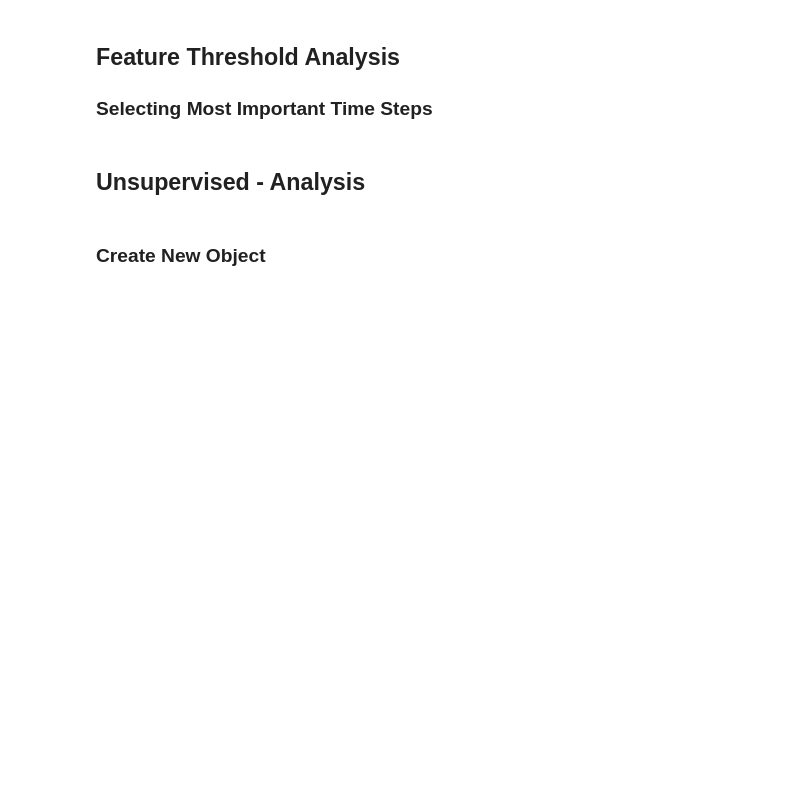
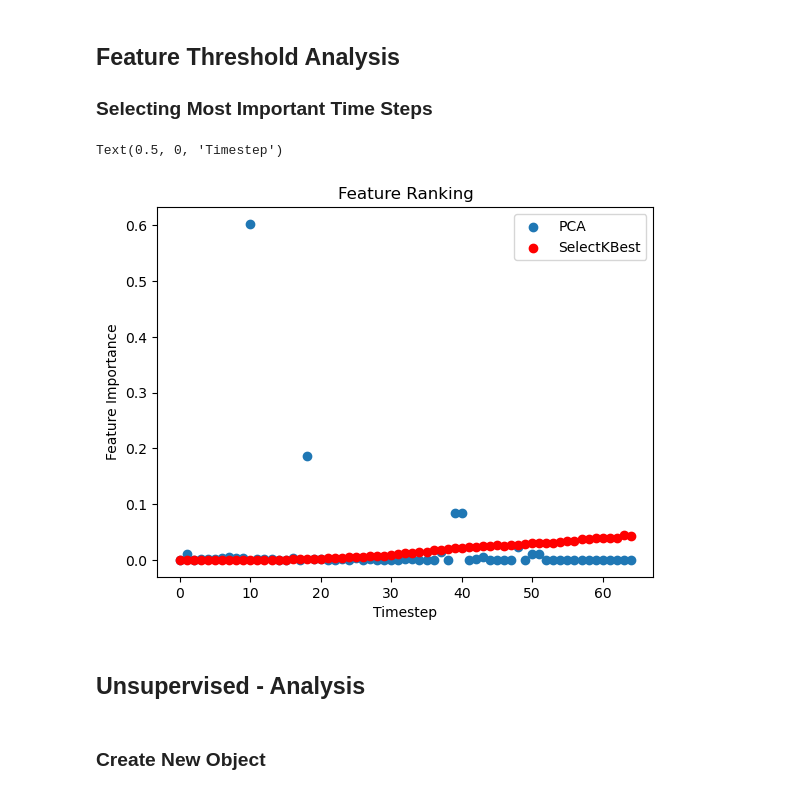
Before and after one commit to HoweyUMN/QuICSeedAI, a Jupyter notebook: CurrentVersion2024/Driver.ipynb, the cells around one changed output. Saved outputs shown, nothing was run; the diff lists cells and outputs as text; code cells hidden in the pictures; blank space fills up the shorter version.

```diff
--- a/CurrentVersion2024/Driver.ipynb
+++ b/CurrentVersion2024/Driver.ipynb
@@ -123,6 +134,30 @@ MS:
 # %% [markdown]
 ## Feature Threshold Analysis
 ### Selecting Most Important Time Steps
+# %%
+from sklearn.decomposition import PCA
+from sklearn.feature_selection import SelectKBest
+from sklearn.preprocessing import StandardScaler
+import matplotlib.pyplot as plt
+
+x = StandardScaler().fit_transform(ml_quic.get_numpy_dataset('raw'))
+y = ml_quic.get_numpy_dataset('labels')
+
+pca = PCA().fit(x)
+skb = SelectKBest(k = 'all').fit(x, y)
+
+most_important = [np.abs(pca.components_[i]).argmax() for i in range(pca.components_.shape[0])]
+features = pca.explained_variance_ratio_[most_important]
+
+plt.scatter(np.arange(len(features)), features)
+plt.scatter(np.arange(len(features)), skb.scores_ / (np.sum(skb.scores_)), c='r')
+plt.legend(['PCA', 'SelectKBest'])
+plt.title('Feature Ranking')
+plt.ylabel('Feature Importance')
+plt.xlabel('Timestep')
+# %% [output]
+Text(0.5, 0, 'Timestep')
+[figure, added]
 # %% [markdown]
 ## Unsupervised - Analysis
 # %% [markdown]
```
Also changed, not shown: parts of 6 cells of this notebook, 1 other file.
